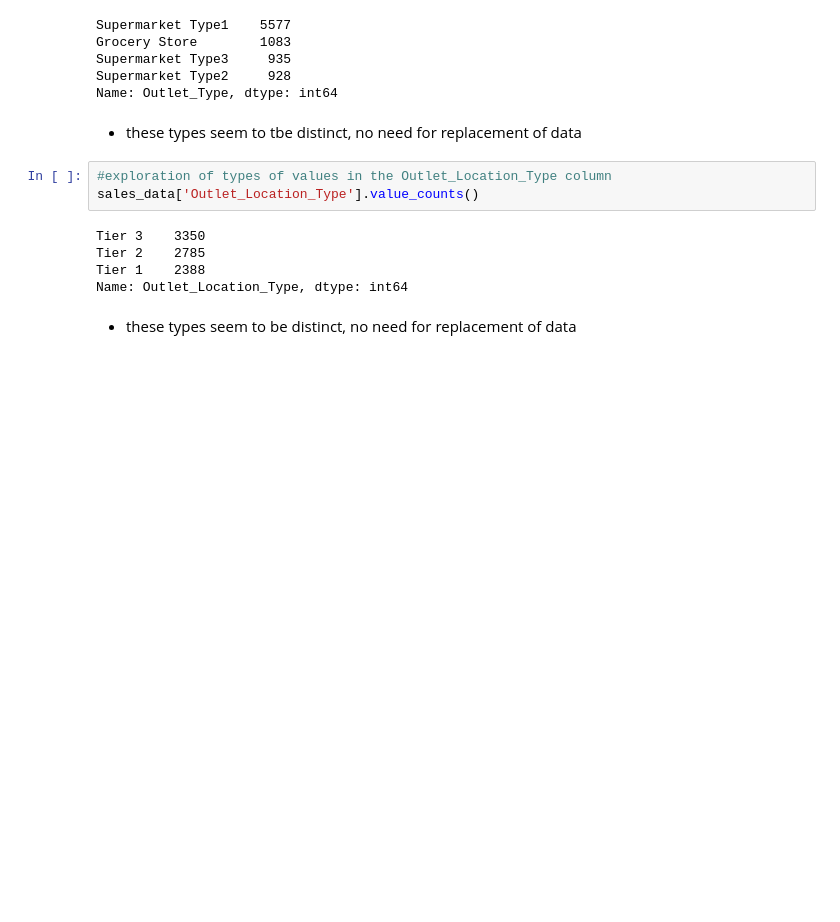
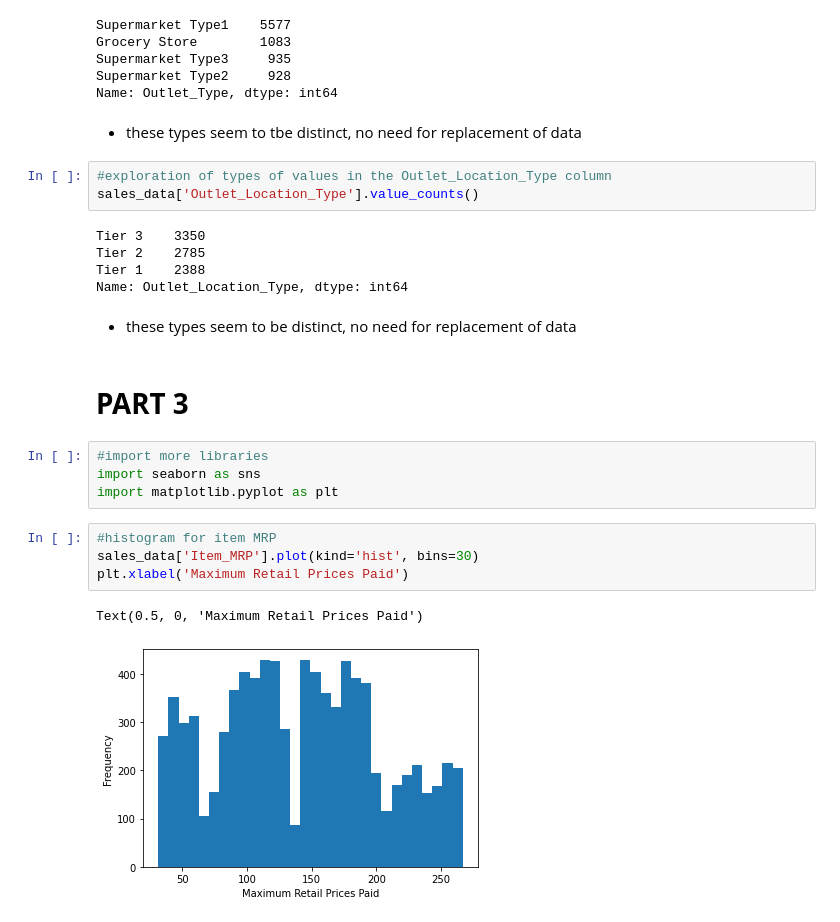
Before and after one commit to ELBrown11/CodingDojoPortfolioProjects, a Jupyter notebook: Project1.ipynb, the cells around one changed output. Drawn from its saved outputs; the diff is of its cells as text; blank space fills up the shorter version.

Commit message:
Project 1 - Part 3

```diff
--- a/Project1.ipynb
+++ b/Project1.ipynb
@@ -199,3 +204,16 @@ Tier 1    2388
 Name: Outlet_Location_Type, dtype: int64
 # %% [markdown]
 * these types seem to be distinct, no need for replacement of data
+# %% [markdown]
+# **PART 3**
+# %%
+#import more libraries
+import seaborn as sns
+import matplotlib.pyplot as plt
+# %%
+#histogram for item MRP
+sales_data['Item_MRP'].plot(kind='hist', bins=30)
+plt.xlabel('Maximum Retail Prices Paid')
+# %% [output]
+Text(0.5, 0, 'Maximum Retail Prices Paid')
+[figure, added]
```
Also changed, not shown: parts of 12 cells of this notebook.
